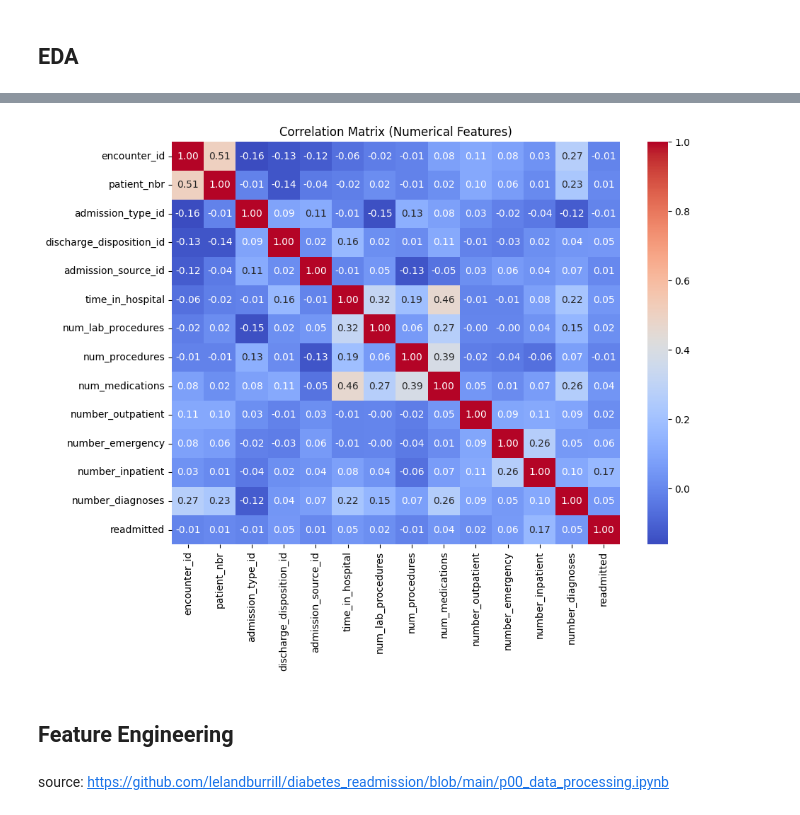
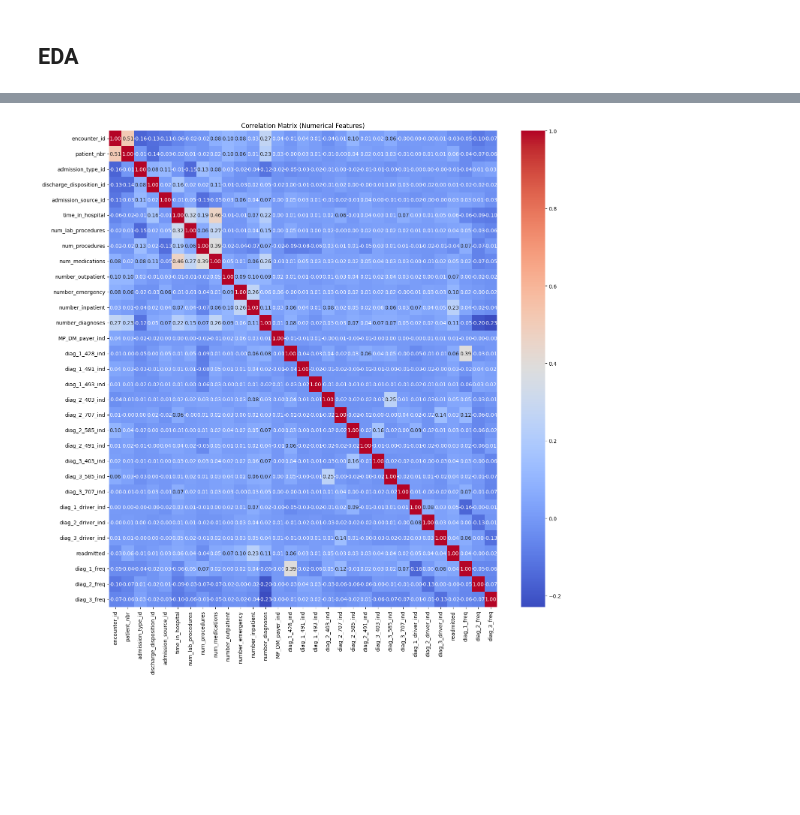
Before and after one commit to TytanMikJas/MachineLearningProjects, a Jupyter notebook: Ensemble.ipynb, the cells around one changed output, grey strips where cells are left out. Saved outputs shown, nothing was run; the diff lists cells and outputs as text; code cells hidden in the pictures; blank space fills up the shorter version.

```diff
--- a/Ensemble.ipynb
+++ b/Ensemble.ipynb
@@ -260,0 +238,12 @@ data
+# %%
+data['expiration_ind'] = data['discharge_disposition_id'].isin([11,13,14,19,20,21]).astype('int')
+
+data['MP_DM_payer_ind'] = ((data['payer_code'] == 'MP') | (data['payer_code'] == 'DM')).astype(int)
+
+data['diag_1'] = data['diag_1'].astype(str).str[ :3]
+data['diag_2'] = data['diag_2'].astype(str).str[ :3]
+data['diag_3'] = data['diag_3'].astype(str).str[ :3]
+
+data['diag_1'] = data['diag_1'].replace('?', 'ZZZ')
+data['diag_2'] = data['diag_2'].replace('?', 'ZZZ')
+data['diag_3'] = data['diag_3'].replace('?', 'ZZZ')
@@ -260,0 +344,12 @@ data
+# %%
+X = data.drop(columns=['readmitted'])
+y = data['readmitted']
+
+X_train, X_test, y_train, y_test = train_test_split(
+    X, y, test_size=0.2, stratify=y, random_state=42
+)
+
+train_df = pd.DataFrame(X_train, columns=X.columns)
+test_df = pd.DataFrame(X_test, columns=X.columns)
+train_df['readmitted'] = y_train.values
+test_df['readmitted'] = y_test.values
@@ -261,3 +358,20 @@ data
+# %%
+diag_1_freq_map = train_df['diag_1'].value_counts().to_dict()
+diag_2_freq_map = train_df['diag_2'].value_counts().to_dict()
+diag_3_freq_map = train_df['diag_3'].value_counts().to_dict()
+
+train_df['diag_1_freq'] = train_df['diag_1'].map(diag_1_freq_map)
+test_df['diag_1_freq'] = test_df['diag_1'].map(diag_1_freq_map)
+
+train_df['diag_2_freq'] = train_df['diag_2'].map(diag_2_freq_map)
+test_df['diag_2_freq'] = test_df['diag_2'].map(diag_2_freq_map)
+
+train_df['diag_3_freq'] = train_df['diag_3'].map(diag_3_freq_map)
+test_df['diag_3_freq'] = test_df['diag_3'].map(diag_3_freq_map)
+
+test_df['diag_1_freq'] = test_df['diag_1_freq'].fillna(0)
+test_df['diag_2_freq'] = test_df['diag_2_freq'].fillna(0)
+test_df['diag_3_freq'] = test_df['diag_3_freq'].fillna(0)
 # %% [markdown]
 ## EDA
 # %%
@@ -353,13 +466,9 @@ for col in categorical_cols:
 # %%
-plt.figure(figsize=(10, 8))
+plt.figure(figsize=(15, 15))
 corr = train_df[numeric_cols].corr()
 sns.heatmap(corr, annot=True, cmap='coolwarm', fmt='.2f')
 plt.title('Correlation Matrix (Numerical Features)')
 plt.tight_layout()
 plt.show()
 # %% [output]
-[figure, old version]
+[figure, new version]
-# %% [markdown]
-## Feature Engineering
-# %% [markdown]
-source: https://github.com/lelandburrill/diabetes_readmission/blob/main/p00_data_processing.ipynb
```
Also changed, not shown: parts of 58 cells of this notebook.
